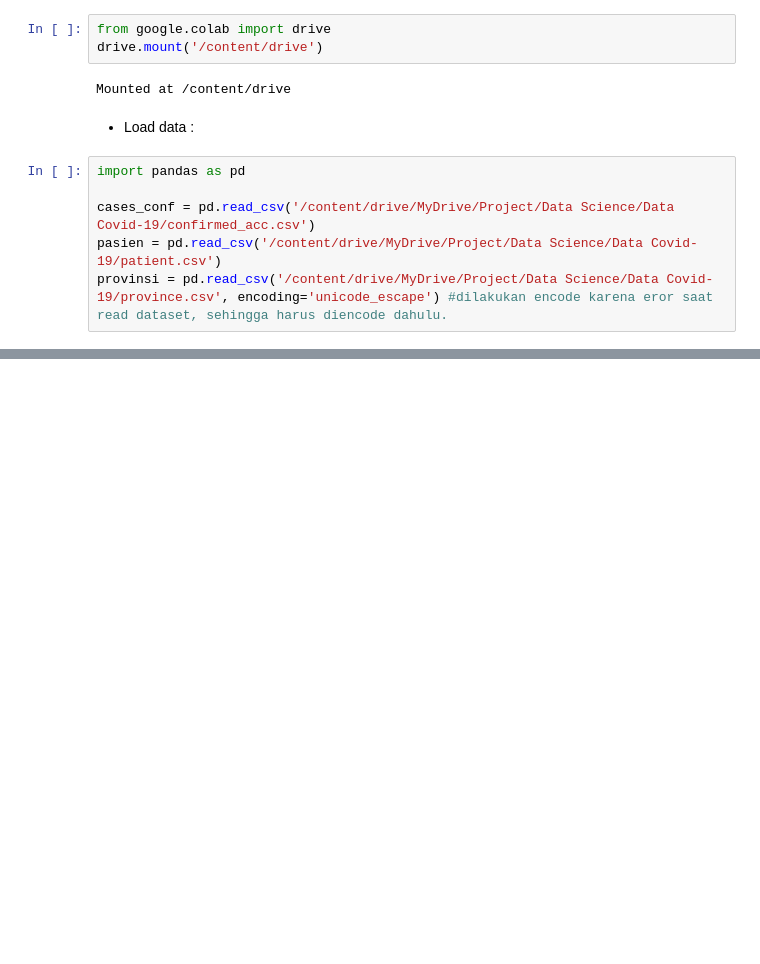
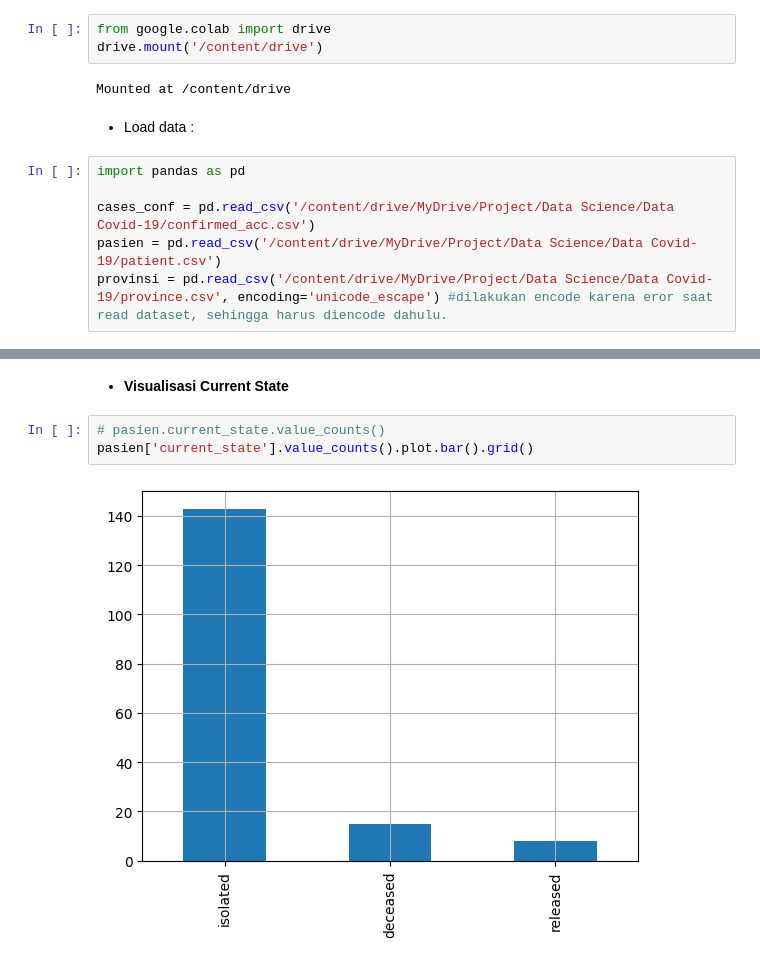
Before and after one commit to vedricopane/DataScience-AnalisaDataKasusCovid19, a Jupyter notebook: DataScience_AnalisaDataKasusCovid19.ipynb, the cells around one changed output, grey strips where cells are left out. Drawn from its saved outputs; the diff is of its cells as text; blank space fills up the shorter version.

```diff
--- a/DataScience_AnalisaDataKasusCovid19.ipynb
+++ b/DataScience_AnalisaDataKasusCovid19.ipynb
@@ -55,0 +240,7 @@ Melakukan prediksi kasus 60 hari ke depan.
+# %% [markdown]
+* **Visualisasi Current State**
+# %%
+# pasien.current_state.value_counts()
+pasien['current_state'].value_counts().plot.bar().grid()
+# %% [output]
+[figure, added]
```
Also changed, not shown: parts of 70 cells of this notebook.
